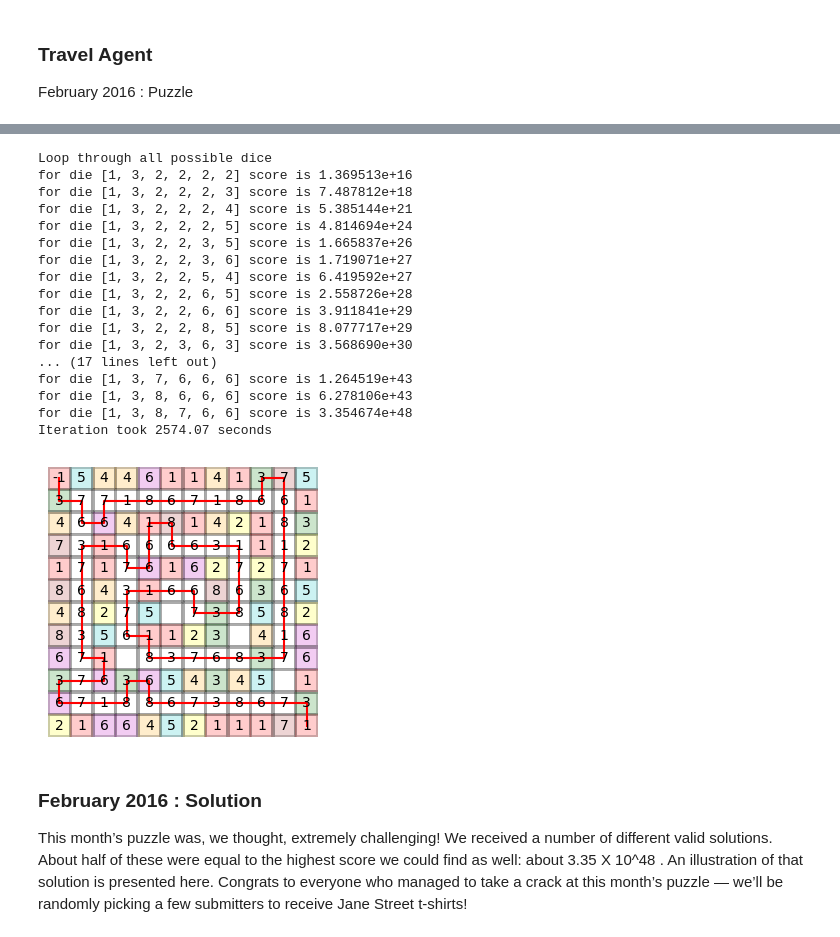
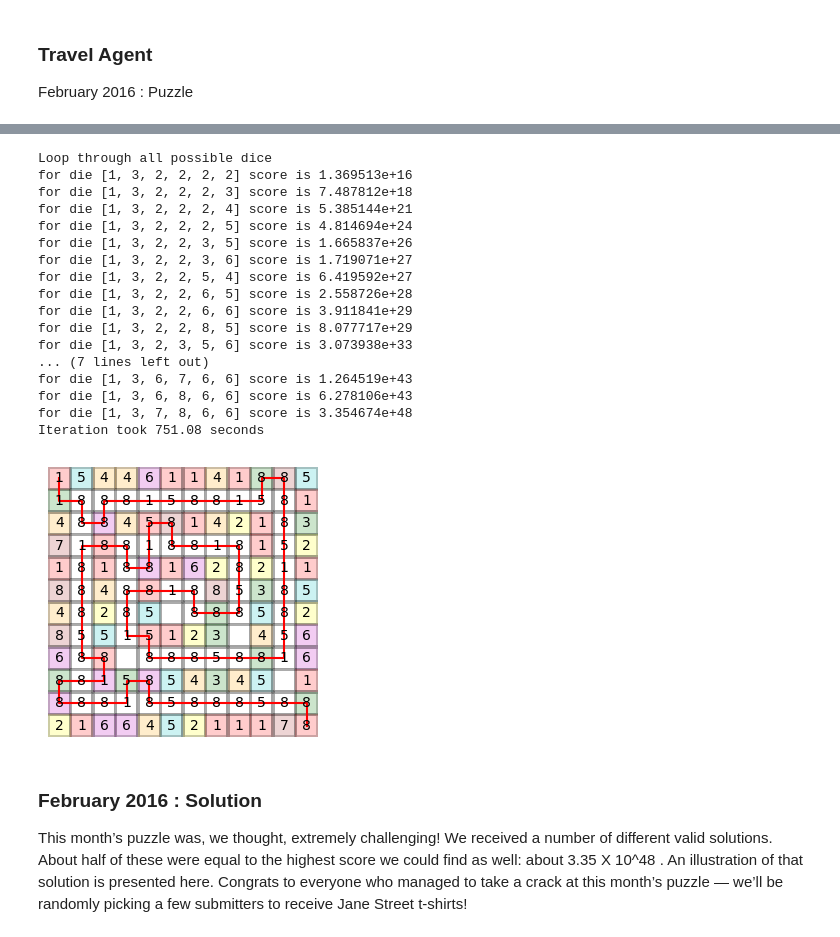
Before and after one commit to gowen100/Jane-Street-Solutions, a Jupyter notebook: 2016_02_TravelAgent.ipynb, the cells around one changed output, grey strips where cells are left out. Cells and saved outputs as stored; diff of their text form; code cells hidden in the pictures.

```diff
--- a/2016_02_TravelAgent.ipynb
+++ b/2016_02_TravelAgent.ipynb
@@ -79,69 +80,78 @@ def neighbours(i,j,N):
 # %%
 def solve_grid(board,dice):
     N=board.shape[0]
-    soln =[0,0,0]
+    soln =[0,0]
     best_score = 0
-    brd = dc(board)
+    brd = np.array(board)
     brd[0,0] = -1
-    paths = [[brd,dice,dice[0],0,0,2,brd]] #board dice score,x,y,stp
+    paths = [[brd,dice,dice[0],0,0,2]] #board dice score,x,y,stp
 
     while len(paths) > 0:
-        brd,d,s,x,y,step,sb = paths.pop()
-
+        brd,d,s,x,y,step = paths.pop()
         if x == N-1 and y == N-1:
             if s > best_score:
-                soln = [brd,s,sb]
+                soln = [brd,s]
                 best_score = s
         else:
             for a,b in neighbours(x,y,N):
-                new_d = roll(d,x,y,a,b)
+                new_d = roll(*d,a-x,b-y)
                 if (new_d[0] == brd[a,b]) or (brd[a,b] == 0):
-                    new_b = dc(brd)
-                    new_sb = dc(sb)
+                    new_b = np.array(brd)
                     new_s = s * int(new_d[0])
                     new_b[a,b] = -step
-                    new_sb[a,b] = new_d[0]
-                    paths.append([new_b,new_d,new_s,a,b,step+1,new_sb])
+                    paths.append([new_b,new_d,new_s,a,b,step+1])
     return soln
 # %%
 # define all possible dice given the starting square and first moves
 dice = [[1,3,i,j,k,l] for i,j,k,l in itertools.product(range(2,9),repeat=4)] +\
        [[1,i,j,5,k,l] for i,j,k,l in itertools.product(range(2,9),repeat=4)]
 
 start= time.time()
 best = 0
 print("Loop through all possible dice")
 for die in dice:
-    grid,score,show_grid = solve_grid(fixed,die)
+    grid,score = solve_grid(fixed,die)
     if score > best:
         best=score
+        best_die = die
         best_grid=grid
-        best_show_grid=show_grid
         print("for die {} score is {:e}".format(die,score))
 
 print("Iteration took {:.2f} seconds".format(time.time()-start))
 
-path = [int(x+y*best_grid.shape[0]) for x,y in [np.where(best_grid == n) for n in range(-1,np.min(best_grid)-1,-1)]]
+size = best_grid.shape[0]
+path = [int(x+y*size) for x,y in [np.where(best_grid == n) for n in range(-1,np.min(best_grid)-1,-1)]]
+
+best_show_grid = np.array(fixed)
+
+for i in range(len(path)-1):
+    x = path[i+1] % size
+    y = path[i+1] // size
+    a = path[i] % size
+    b = path[i] // size
+    best_show_grid[x,y] = die[0]
+    die = roll(*die,x-a,y-b)
+
 grid_print(best_show_grid,fixed,path)
 # %% [output]
 Loop through all possible dice
 for die [1, 3, 2, 2, 2, 2] score is 1.369513e+16
 for die [1, 3, 2, 2, 2, 3] score is 7.487812e+18
 for die [1, 3, 2, 2, 2, 4] score is 5.385144e+21
 for die [1, 3, 2, 2, 2, 5] score is 4.814694e+24
 for die [1, 3, 2, 2, 3, 5] score is 1.665837e+26
 for die [1, 3, 2, 2, 3, 6] score is 1.719071e+27
 for die [1, 3, 2, 2, 5, 4] score is 6.419592e+27
 for die [1, 3, 2, 2, 6, 5] score is 2.558726e+28
 for die [1, 3, 2, 2, 6, 6] score is 3.911841e+29
 for die [1, 3, 2, 2, 8, 5] score is 8.077717e+29
-for die [1, 3, 2, 3, 6, 3] score is 3.568690e+30
-... (17 lines left out)
-for die [1, 3, 7, 6, 6, 6] score is 1.264519e+43
-for die [1, 3, 8, 6, 6, 6] score is 6.278106e+43
-for die [1, 3, 8, 7, 6, 6] score is 3.354674e+48
-Iteration took 2574.07 seconds
+for die [1, 3, 2, 3, 5, 6] score is 3.073938e+33
+... (7 lines left out)
+for die [1, 3, 6, 7, 6, 6] score is 1.264519e+43
+for die [1, 3, 6, 8, 6, 6] score is 6.278106e+43
+for die [1, 3, 7, 8, 6, 6] score is 3.354674e+48
+Iteration took 751.08 seconds
-[figure, old version]
+[figure, new version]
 # %%
 url='https://www.janestreet.com/puzzles/travel-agent-solution/'
 res = requests.get(url)
```
Also changed, not shown: parts of 4 cells of this notebook.
